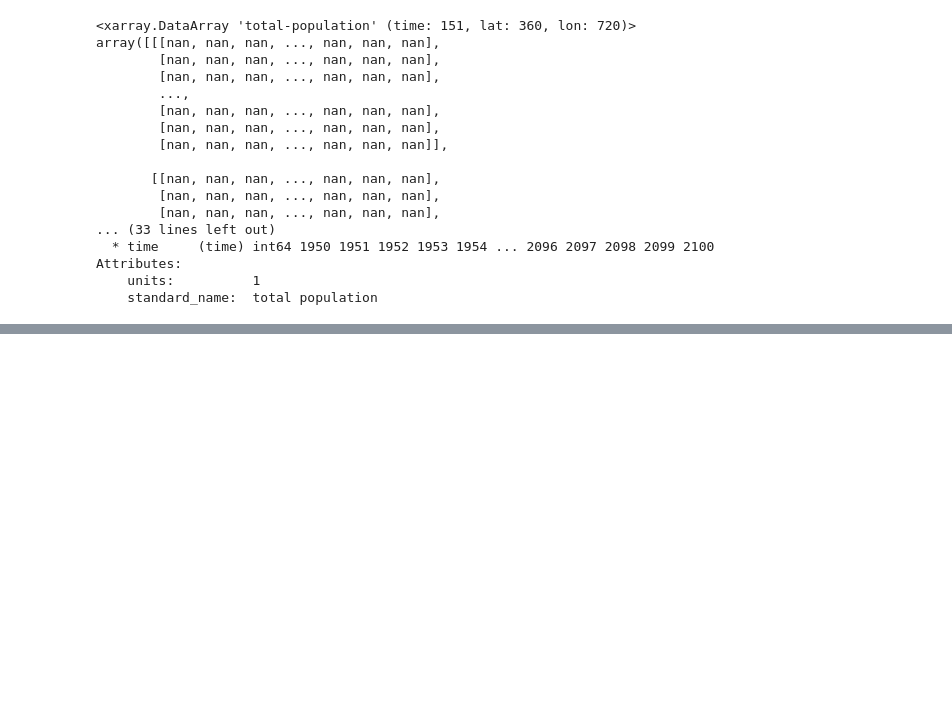
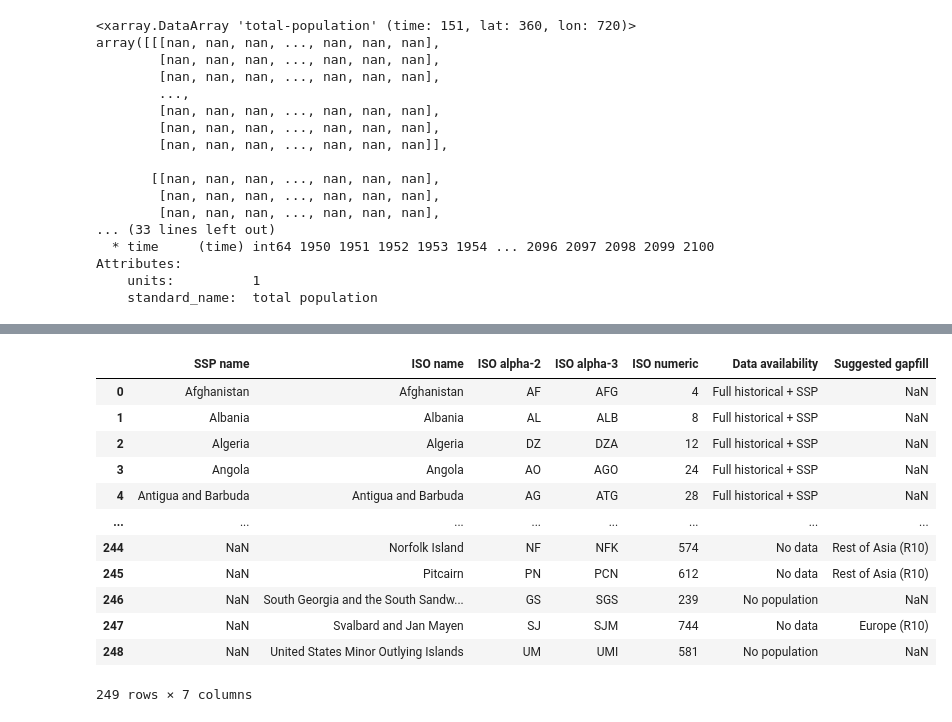
Before and after one commit to rosapietroiusti/dem4cli, a Jupyter notebook: development/dem4cli_v2-dev.ipynb, the cells around one changed output, grey strips where cells are left out. Cells and saved outputs as stored; diff of their text form; code cells hidden in the pictures; blank space fills up the shorter version.

```diff
--- a/development/dem4cli_v2-dev.ipynb
+++ b/development/dem4cli_v2-dev.ipynb
@@ -424,0 +494,18 @@ Attributes:
+# %%
+df_lookuptable = pd.read_excel(filepath_lookuptable)
+# %%
+df_lookuptable
+# %% [output]
+|  | SSP name | ISO name | ISO alpha-2 | ISO alpha-3 | ISO numeric | Data availability | Suggested gapfill |
+| 0 | Afghanistan | Afghanistan | AF | AFG | 4 | Full historical + SSP | NaN |
+| 1 | Albania | Albania | AL | ALB | 8 | Full historical + SSP | NaN |
+| 2 | Algeria | Algeria | DZ | DZA | 12 | Full historical + SSP | NaN |
+| 3 | Angola | Angola | AO | AGO | 24 | Full historical + SSP | NaN |
+| 4 | Antigua and Barbuda | Antigua and Barbuda | AG | ATG | 28 | Full historical + SSP | NaN |
+| ... | ... | ... | ... | ... | ... | ... | ... |
+| 244 | NaN | Norfolk Island | NF | NFK | 574 | No data | Rest of Asia (R10) |
+| 245 | NaN | Pitcairn | PN | PCN | 612 | No data | Rest of Asia (R10) |
+| 246 | NaN | South Georgia and the South Sandw... | GS | SGS | 239 | No population | NaN |
+| 247 | NaN | Svalbard and Jan Mayen | SJ | SJM | 744 | No data | Europe (R10) |
+| 248 | NaN | United States Minor Outlying Islands | UM | UMI | 581 | No population | NaN |
+249 rows × 7 columns
```
Also changed, not shown: parts of 9 cells of this notebook, 4 other files.
